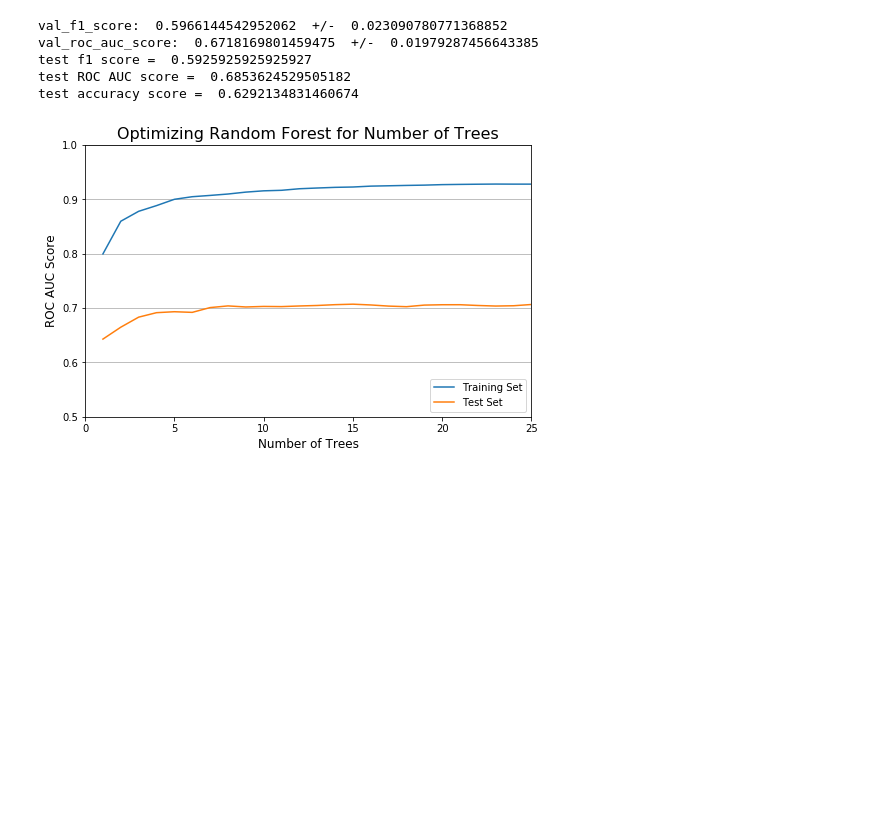
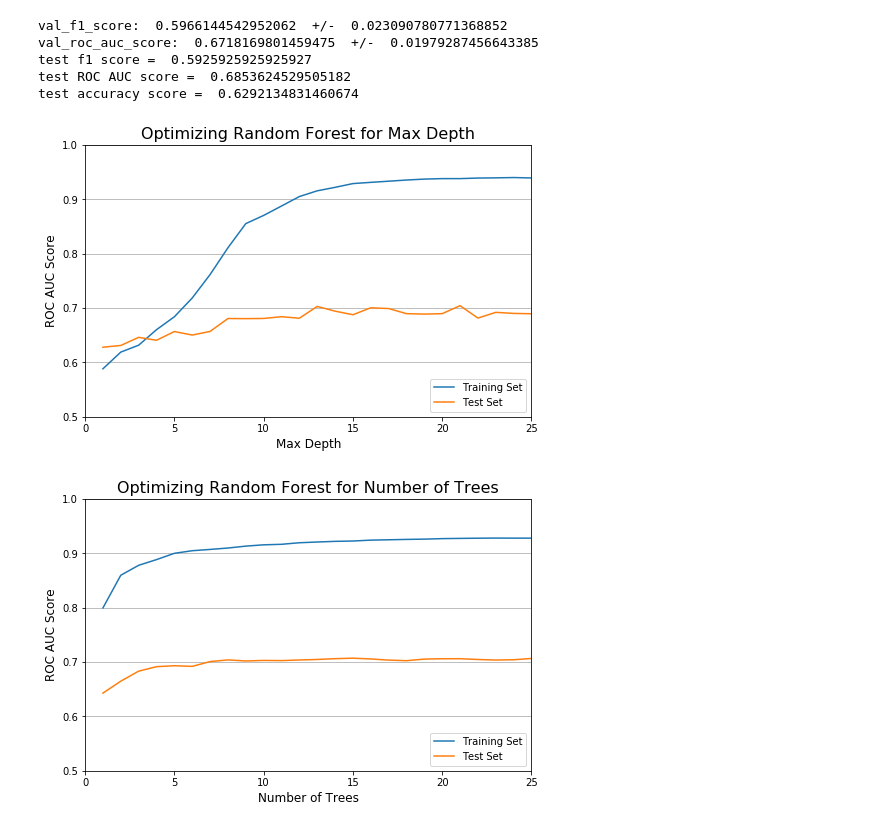
Before and after one commit to harrisonized/Predicting_Physics_PhD_Admissions, a Jupyter notebook: optimizing-random-forest.ipynb, the cells around one changed output. Cells and saved outputs as stored; diff of their text form; code cells hidden in the pictures; blank space fills up the shorter version.

Commit message:
generated some figures for optimizing random forest

```diff
--- a/optimizing-random-forest.ipynb
+++ b/optimizing-random-forest.ipynb
@@ -120,6 +120,48 @@ val_roc_auc_score:  0.6718169801459475  +/-  0.01979287456643385
 test f1 score =  0.5925925925925927
 test ROC AUC score =  0.6853624529505182
 test accuracy score =  0.6292134831460674
+# %%
+# Optimize max depth
+
+max_depth_list = range(1, 26)
+train_f1_score_list, train_roc_auc_score_list, train_accuracy_list = [], [], []
+test_f1_score_list, test_roc_auc_score_list, test_accuracy_list = [], [], []
+
+for i in max_depth_list:
+
+    rf_clf = RandomForestClassifier(max_depth = i, random_state = 71)
+
+    # Final train and test
+
+    # Rebalance train features, no need to rebalance validation set, resample is better than smote
+    features_train_resampled_array, target_train_resampled_array = ros.fit_sample(features_train_chosen_array, target_train_array)
+    features_train_resampled_scaled_array = scaler.fit_transform(features_train_resampled_array) # Scale features
+    features_test_scaled_array = scaler.transform(features_test_chosen_df) # Scale features
+
+    rf_clf.fit(features_train_resampled_scaled_array, target_train_resampled_array) # Fit model
+    rf_fpr, rf_tpr, rf_thresholds = roc_curve(target_test_ser, rf_clf.predict_proba(features_test_scaled_array)[:,1]) # For later
+
+    train_f1_score_list.append(f1_score(rf_clf.predict(features_train_resampled_scaled_array), target_train_resampled_array))
+    train_roc_auc_score_list.append(roc_auc_score(target_train_resampled_array, rf_clf.predict_proba(features_train_resampled_scaled_array)[:,1]))
+    train_accuracy_list.append(accuracy_score(target_train_resampled_array, rf_clf.predict(features_train_resampled_scaled_array)))
+    test_f1_score_list.append(f1_score(rf_clf.predict(features_test_scaled_array), target_test_ser))
+    test_roc_auc_score_list.append(roc_auc_score(target_test_ser, rf_clf.predict_proba(features_test_scaled_array)[:,1]))
+    test_accuracy_list.append(accuracy_score(target_test_ser, rf_clf.predict(features_test_scaled_array)))
+
+# Plot results
+fig, ax = plt.subplots(figsize=(8, 5))
+plt.plot(max_depth_list, train_roc_auc_score_list, label = "Training Set")
+plt.plot(max_depth_list, test_roc_auc_score_list, label = "Test Set")
+ax.set_xlabel('Max Depth', fontsize=12)
+ax.set_ylabel('ROC AUC Score', fontsize=12)
+ax.set_xlim(left = 0, right = 25)
+ax.set_ylim(bottom = 0.5, top = 1)
+ax.yaxis.grid(True)
+plt.legend(loc='lower right')
+plt.title('Optimizing Random Forest for Max Depth', fontsize=16);
+plt.savefig("figures/max-depth.png", transparent=False, bbox_inches="tight")
+# %% [output]
+[figure, added]
 # %%
 # Optimize number of trees
 
```
Also changed, not shown: parts of 1 cell of this notebook, 3 other files.
